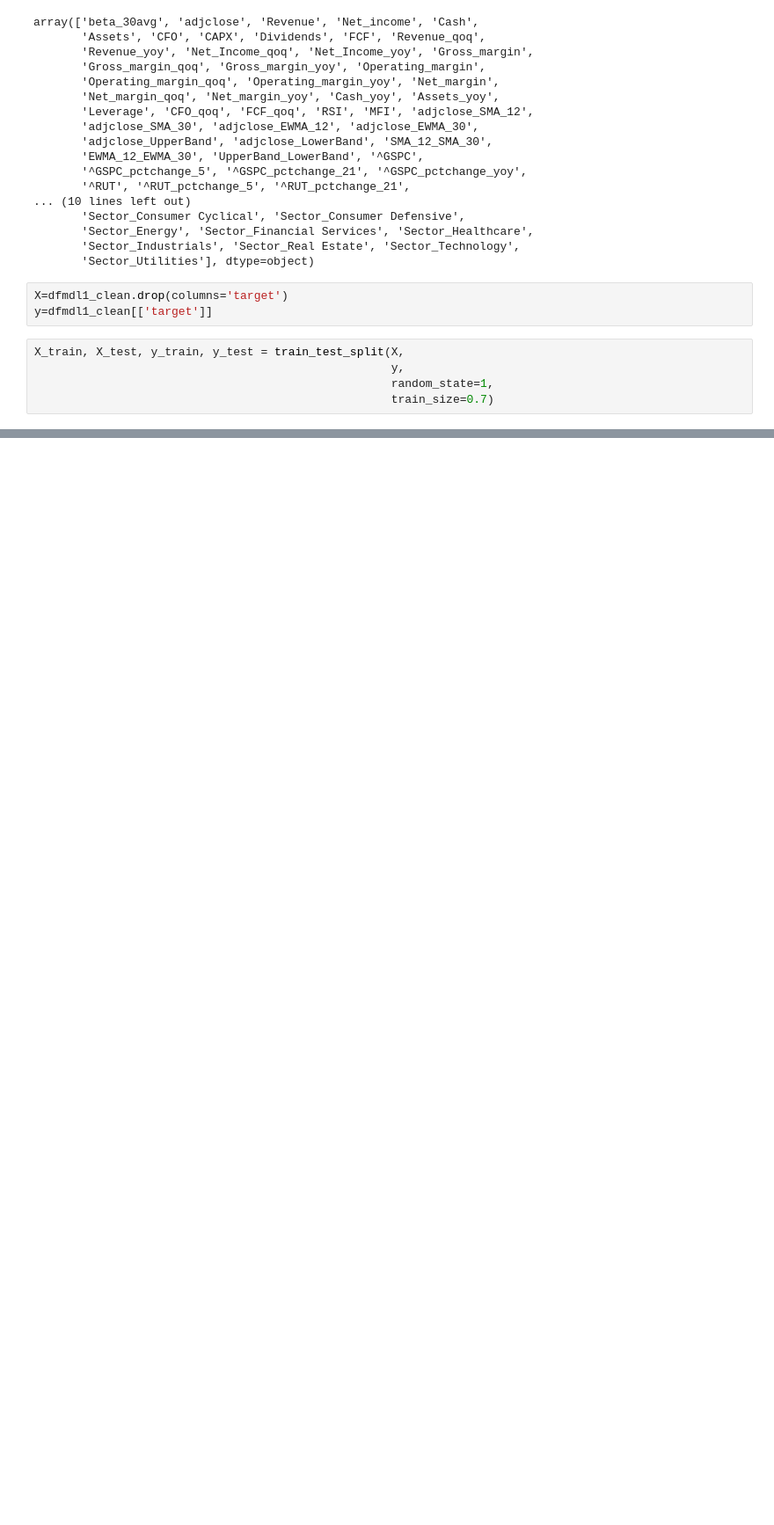
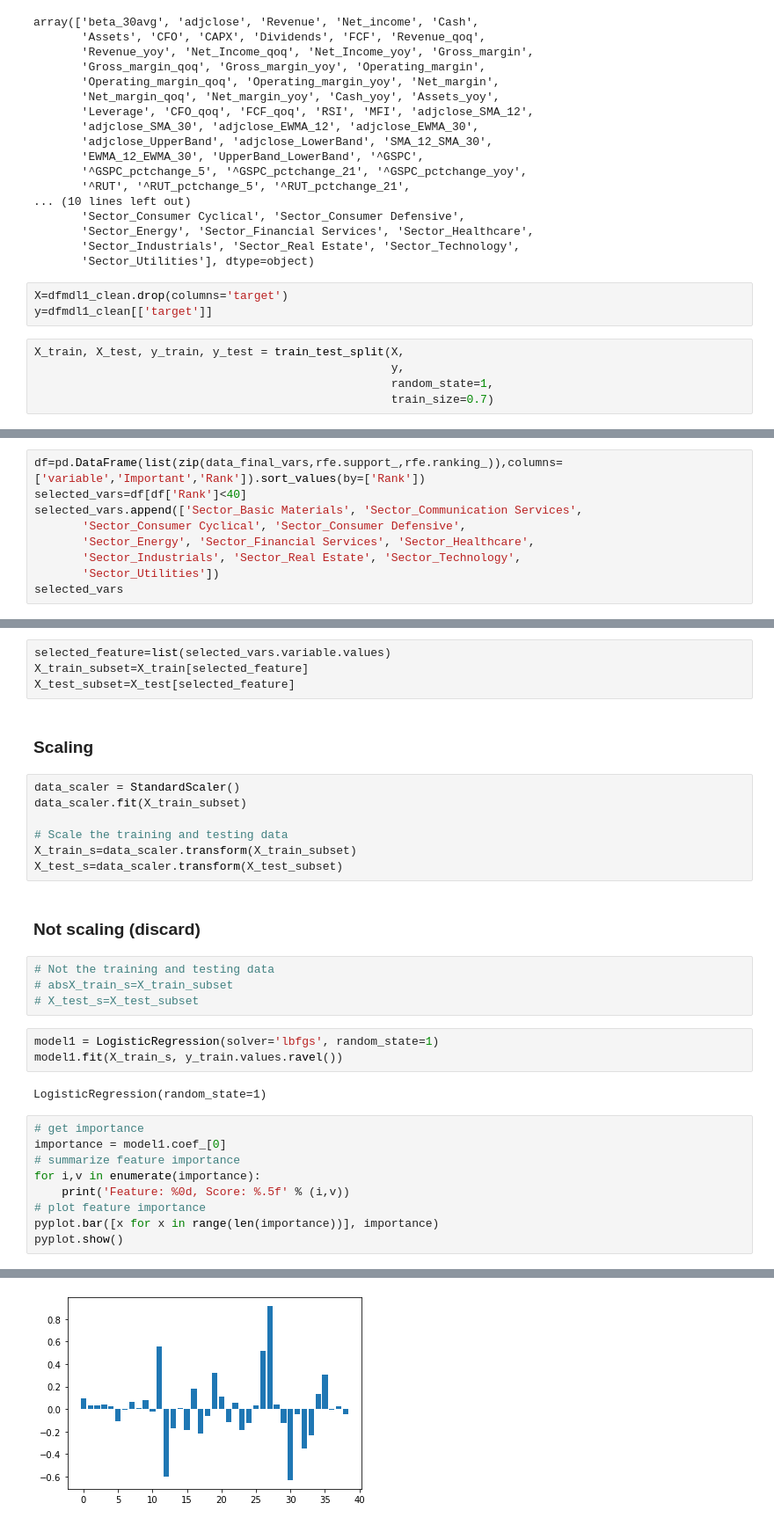
Before and after one commit to Emilio178/Bootcamp-Project2, a Jupyter notebook: 05_model_fitting.ipynb, the cells around one changed output, grey strips where cells are left out. Shown at 88% size. Saved outputs shown, nothing was run; the diff lists cells and outputs as text; blank space fills up the shorter version.

Commit message:
model_1 logistic regression complete
20% with lift 1.22

```diff
--- a/05_model_fitting.ipynb
+++ b/05_model_fitting.ipynb
@@ -261,0 +296,9 @@ ValueError: could not convert string to float: 'Software—Application'
+# %%
+df=pd.DataFrame(list(zip(data_final_vars,rfe.support_,rfe.ranking_)),columns=['variable','Important','Rank']).sort_values(by=['Rank'])
+selected_vars=df[df['Rank']<40]
+selected_vars.append(['Sector_Basic Materials', 'Sector_Communication Services',
+       'Sector_Consumer Cyclical', 'Sector_Consumer Defensive',
+       'Sector_Energy', 'Sector_Financial Services', 'Sector_Healthcare',
+       'Sector_Industrials', 'Sector_Real Estate', 'Sector_Technology',
+       'Sector_Utilities'])
+selected_vars
@@ -261,0 +323,34 @@ ValueError: could not convert string to float: 'Software—Application'
+# %%
+selected_feature=list(selected_vars.variable.values)
+X_train_subset=X_train[selected_feature]
+X_test_subset=X_test[selected_feature]
+# %% [markdown]
+### Scaling
+# %%
+data_scaler = StandardScaler()
+data_scaler.fit(X_train_subset)
+
+# Scale the training and testing data
+X_train_s=data_scaler.transform(X_train_subset)
+X_test_s=data_scaler.transform(X_test_subset)
+# %% [markdown]
+### Not scaling (discard)
+# %%
+# Not the training and testing data
+# absX_train_s=X_train_subset
+# X_test_s=X_test_subset
+# %%
+model1 = LogisticRegression(solver='lbfgs', random_state=1)
+model1.fit(X_train_s, y_train.values.ravel())
+# %% [output]
+LogisticRegression(random_state=1)
+# %%
+# get importance
+importance = model1.coef_[0]
+# summarize feature importance
+for i,v in enumerate(importance):
+    print('Feature: %0d, Score: %.5f' % (i,v))
+# plot feature importance
+pyplot.bar([x for x in range(len(importance))], importance)
+pyplot.show()
+# %% [output]
@@ -261,0 +374 @@ ValueError: could not convert string to float: 'Software—Application'
+[figure, added]
```
Also changed, not shown: parts of 23 cells of this notebook.
